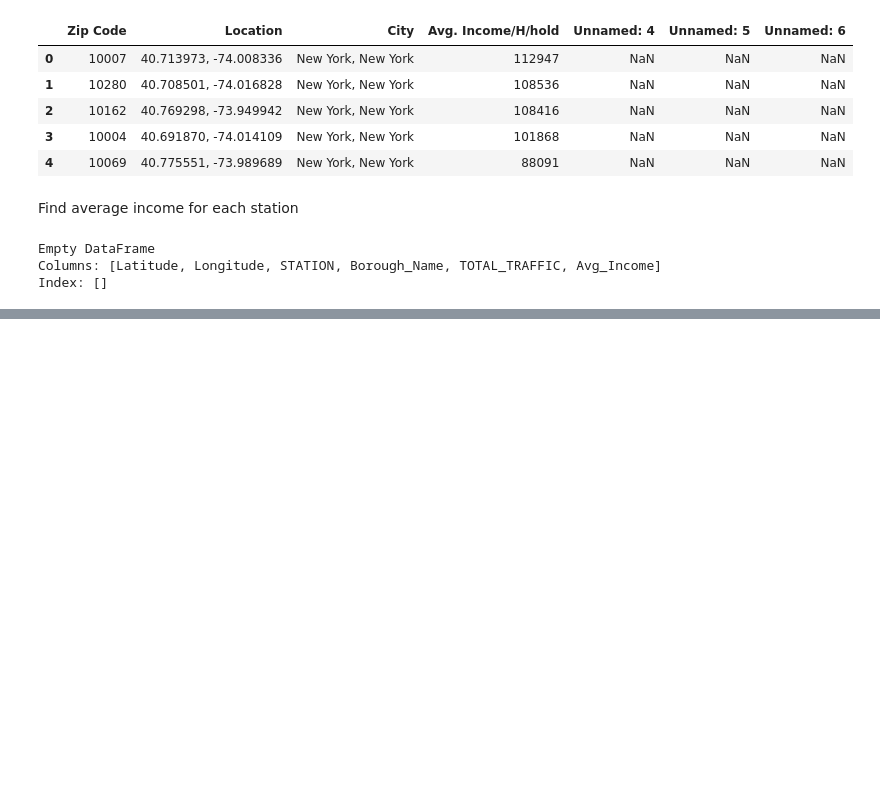
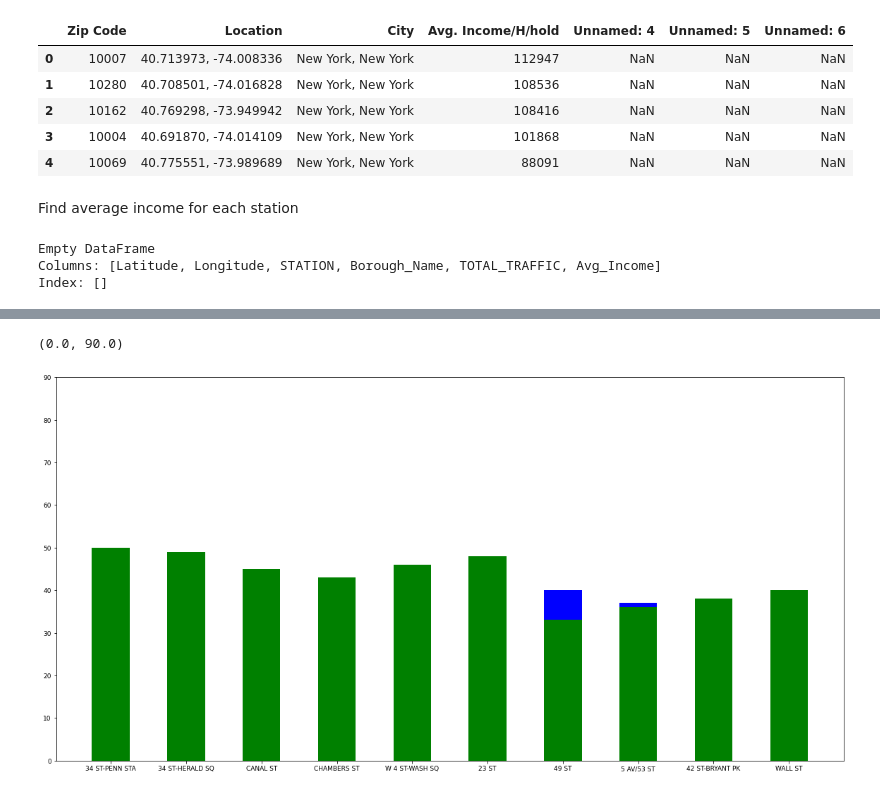
Before and after one commit to racheldilley1/mta-project-1, a Jupyter notebook: Proj2.ipynb, the cells around one changed output, grey strips where cells are left out. Drawn from its saved outputs; the diff is of its cells as text; code cells hidden in the pictures; blank space fills up the shorter version.

```diff
--- a/Proj2.ipynb
+++ b/Proj2.ipynb
@@ -466,0 +515,5 @@ Index: []
+# %%
+top_50_df = top50_income.merge(top50_traffic, how = 'inner', on = ['STATION', 'Borough_Name'])
+top_50_df['Total_Rank'] = top_50_df['Rank_Income'] + top_50_df['Rank_Traffic']
+top_50_df.sort_values('Total_Rank', ascending=False, inplace=True)
+print(top_50_df)
@@ -467,2 +572,11 @@ Index: []
+# %%
+top10_rank_df = top_50_df.head(10)
+ax = plt.subplot(111)
+ax.bar(top10_rank_df['STATION'], top10_rank_df['Rank_Income'], width=0.5, color='b', align='center')
+ax.bar(top10_rank_df['STATION'], top10_rank_df['Rank_Traffic'], width=0.5, color='g', align='center')
+plt.ylim(0, 90)
+# %% [output]
+(0.0, 90.0)
+[figure, added]
 # %%
 cd-
```
Also changed, not shown: parts of 12 cells of this notebook, 1 other file.
